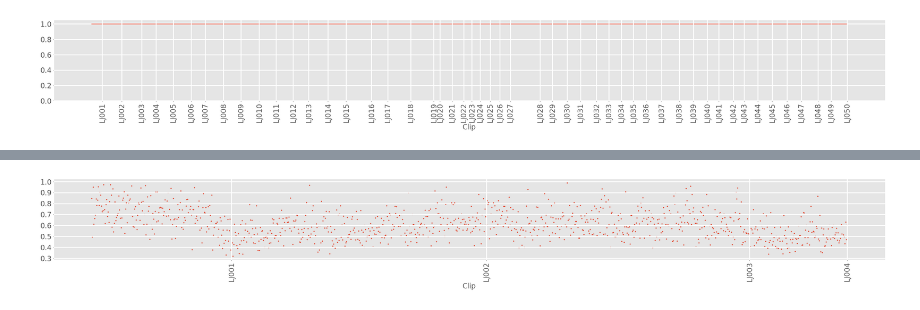
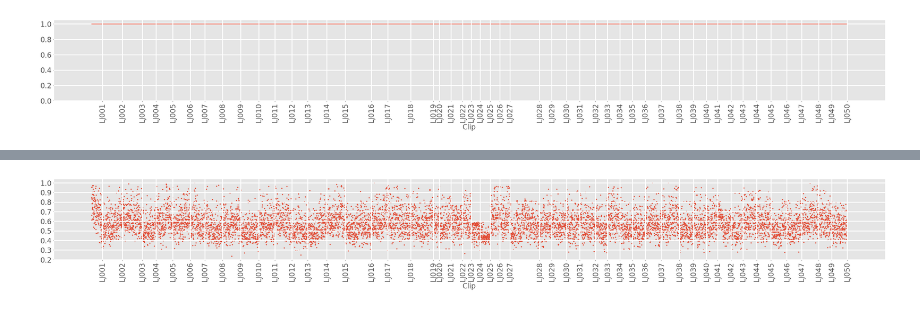
Before and after one commit to wellsaid-labs/tts-evaluation, a Jupyter notebook: notebooks/Signal Loudness Distribution.ipynb, the cells around one changed output, grey strips where cells are left out. Cells and saved outputs as stored; diff of their text form; code cells hidden in the pictures.

```diff
--- a/notebooks/Signal Loudness Distribution.ipynb
+++ b/notebooks/Signal Loudness Distribution.ipynb
@@ -45,9 +45,10 @@ def get_sox_distribution(dataset, stat):
         (list): List of a stat from SoX
     """
     return_ = []
-    wavs = [row['wav'] for row in dataset]
+    dataset = sorted(dataset, key=lambda r: r['wav_filename'])
+    wavs = [row['wav_filename'] for row in dataset]
     for row in tqdm_notebook(dataset):
-        command = 'sox %s -n stats' % row['wav']
+        command = 'sox %s -n stats' % (row['wav_filename'],)
         result = subprocess.check_output(command, shell=True, stderr=subprocess.STDOUT).decode("utf-8")
         rms_level_db = float([row.split()[-1] for row in result.split('\n') if stat in row][0])
         return_.append(rms_level_db)
@@ -63,9 +64,10 @@ def get_librosa_peak_distribution(dataset):
         (list): Maximum signal energy.
     """
     peaks = []
-    wavs = [row['wav'] for row in dataset]
+    dataset = sorted(dataset, key=lambda r: r['wav_filename'])
+    wavs = [row['wav_filename'] for row in dataset]
     for row in tqdm_notebook(dataset):
-        signal = librosa.core.load(row['wav'], sr=None)[0]
+        signal = librosa.core.load(row['wav_filename'], sr=None)[0]
         peaks.append(np.max(np.abs(signal)))
     return peaks, wavs
 
@@ -149,9 +155,9 @@ pyplot.show()
 [figure]
 # %%
 import librosa
-lj_speech = lj_speech_dataset(directory='../data', verbalize=False, resample=24000, norm=None, loudness=False,
+train, _ = lj_speech_dataset(directory='../data', verbalize=False, resample=24000, norm=None, loudness=False,
                               guard=True, lower_hertz=125, upper_hertz=9100)
-plot_stat(*get_librosa_peak_distribution(lj_speech))
+plot_stat(*get_librosa_peak_distribution(train))
 # %% [output]
 [interactive output not drawn]
-[figure, old version]
+[figure, new version]
```
Also changed, not shown: parts of 9 cells of this notebook, 39 other files.
